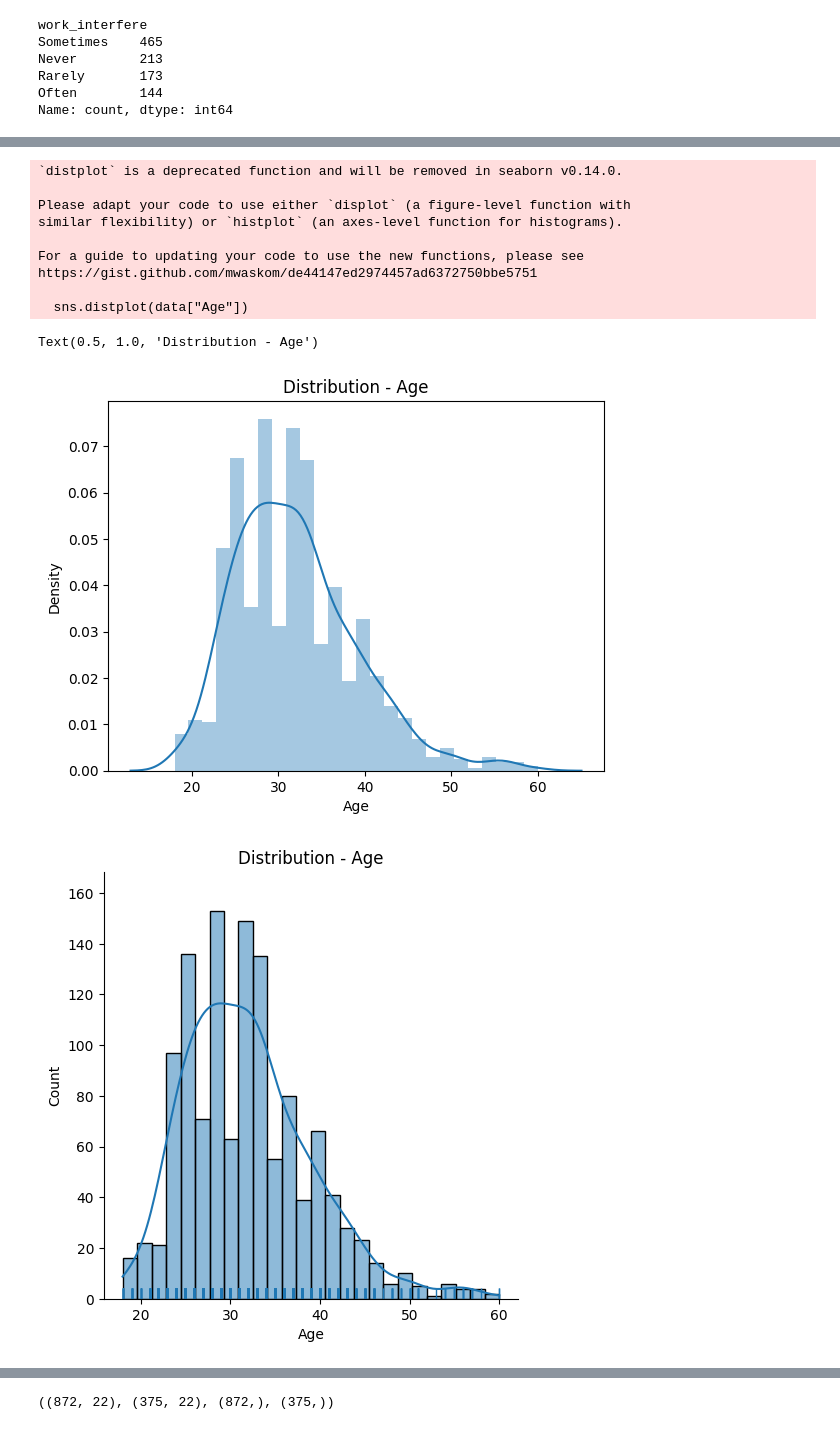
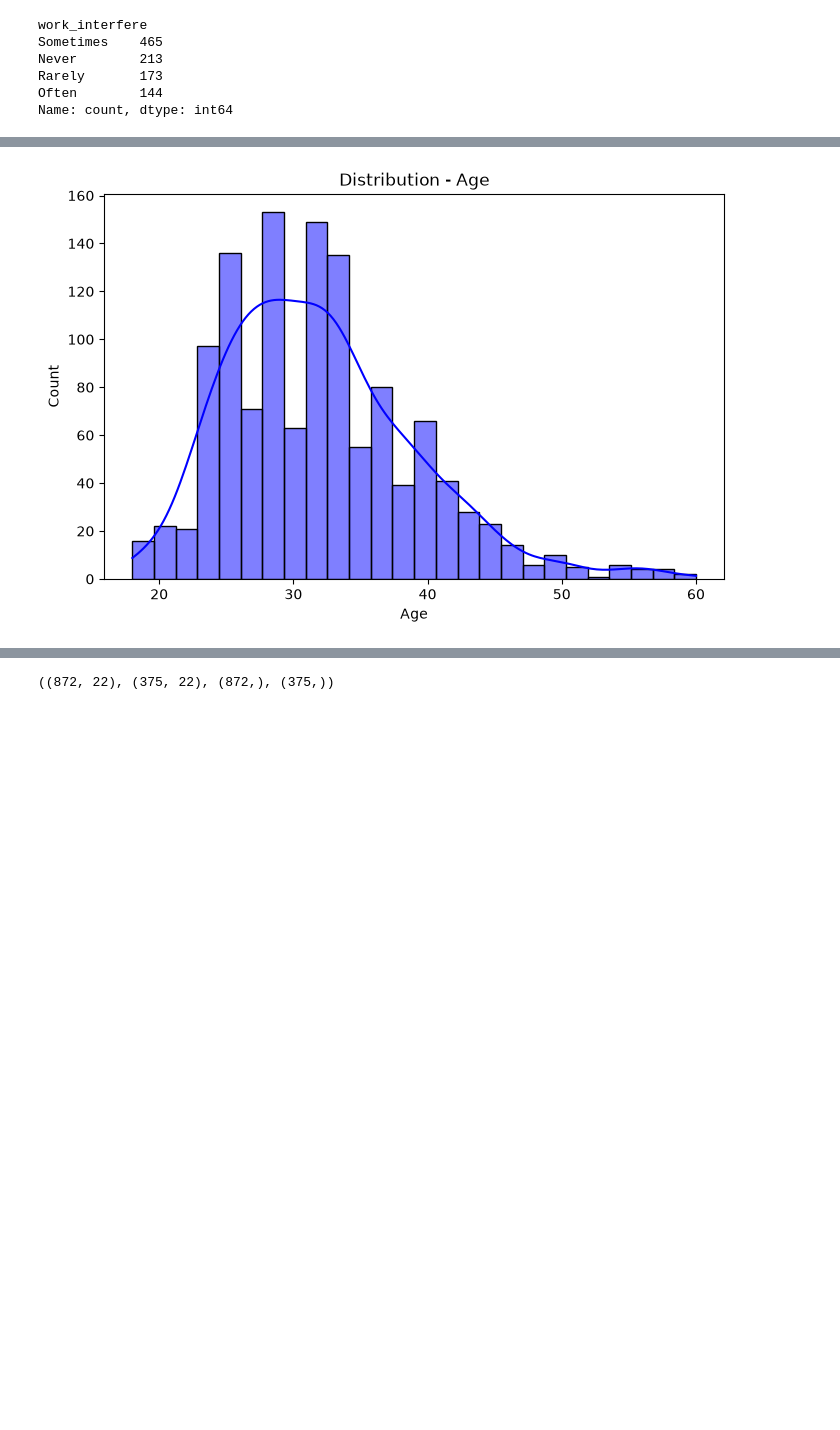
Before and after one commit to starJeet000/Mental-Health-Prediction-Using-Machine-Learning, a Jupyter notebook: app.ipynb, the cells around one changed output, grey strips where cells are left out. Cells and saved outputs as stored; diff of their text form; code cells hidden in the pictures; blank space fills up the shorter version.

```diff
--- a/app.ipynb
+++ b/app.ipynb
@@ -173,25 +225,13 @@ Non-Binary     18
 Name: count, dtype: int64
 # %%
-#Data Analysis and Visulization
-sns.distplot(data["Age"])
-#Provides distribution of specific features in our data set
+# Data Analysis and Visualization
+plt.figure(figsize=(8, 5))
+sns.histplot(data["Age"], kde=True, color='blue') # <-- Replaced distplot with histplot
 plt.title("Distribution - Age")
 plt.xlabel("Age")
-sns.displot(data["Age"],kde=True,rug=True) #  {we can use displot aslo as per Warning `distplot` is a deprecated function and will be removed in seaborn v0.14.0. }
-plt.title("Distribution - Age")
+plt.show()
 # %% [output]
-`distplot` is a deprecated function and will be removed in seaborn v0.14.0.
-
-Please adapt your code to use either `displot` (a figure-level function with
-similar flexibility) or `histplot` (an axes-level function for histograms).
-
-For a guide to updating your code to use the new functions, please see
-https://gist.github.com/mwaskom/de44147ed2974457ad6372750bbe5751
-
-  sns.distplot(data["Age"])
-Text(0.5, 1.0, 'Distribution - Age')
-[figure, old version]
+[figure, new version]
-[figure, removed]
 # %%
 plt.figure(figsize=(10,40))
 plt.subplot(9,2,1)
```
Also changed, not shown: parts of 39 cells of this notebook, 25 other files.
